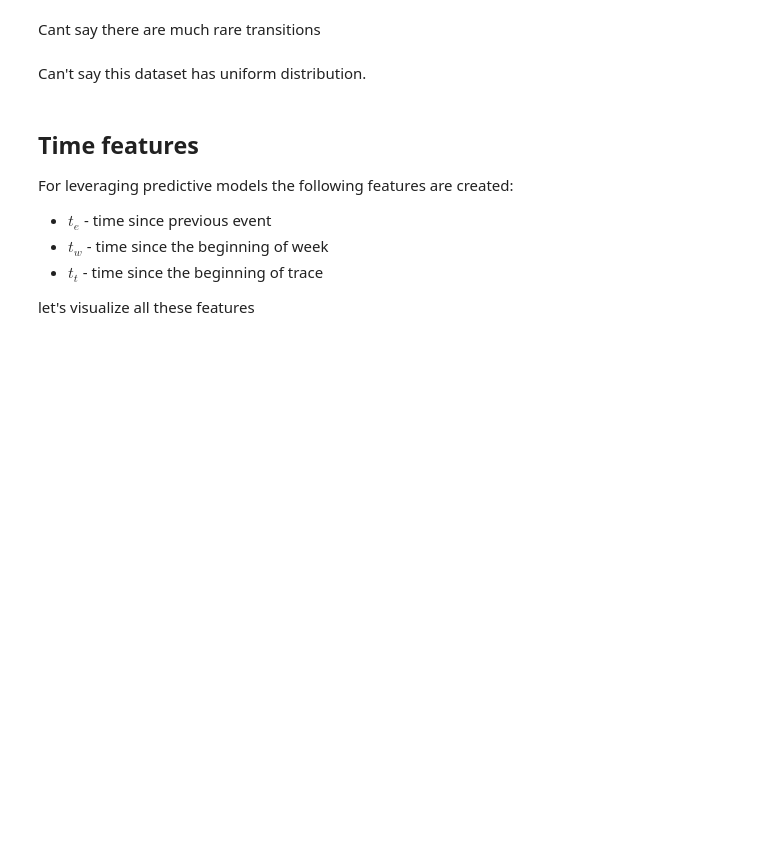
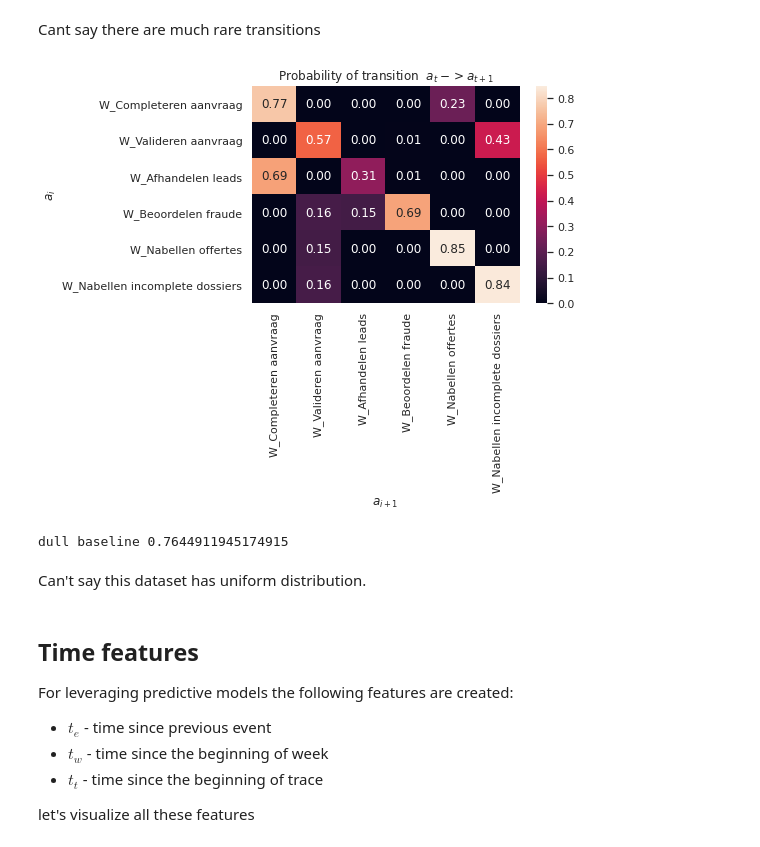
Before and after one commit to lemikhovalex/rl4pm, a Jupyter notebook: 00_visualization.ipynb, the cells around one changed output. Cells and saved outputs as stored; diff of their text form; code cells hidden in the pictures; blank space fills up the shorter version.

```diff
--- a/00_visualization.ipynb
+++ b/00_visualization.ipynb
@@ -92,13 +164,23 @@ print(f'There are {np.isnan(transitions_counts).sum()} not existing transitions'
 # %% [markdown]
 Cant say there are much rare transitions
 # %%
+prob_matrix = transitions_counts / np.nan_to_num(transitions_counts, 0).sum(axis=1).reshape(-1, 1)
 sns.set(rc={'figure.facecolor':'white'})
-sns.heatmap(transitions_counts / np.array(nums_of_ac_next).reshape((-1, 1)),
-            xticklabels=list(activities), yticklabels=list(activities))
+sns.heatmap(prob_matrix,
+            xticklabels=list(activities), yticklabels=list(activities),
+            annot=True, fmt=".2f"
+           )
 plt.title('Probability of transition  $a_t -> a_{t+1}$')
-plt.xlabel('$a_i$')
-plt.ylabel('$a_{i+1}$')
+plt.xlabel('$a_{i+1}$')
+plt.ylabel('$a_i$')
 plt.show()
+# %% [output]
+[figure, added]
+# %%
+filled = np.nan_to_num(transitions_counts, 0)
+print(f'dull baseline {np.diagonal(filled).sum() / filled.sum()}')
+# %% [output]
+dull baseline 0.7644911945174915
 # %% [markdown]
 Can't say this dataset has uniform distribution.
 # %% [markdown]
```
Also changed, not shown: parts of 40 cells of this notebook, 3 other files.
